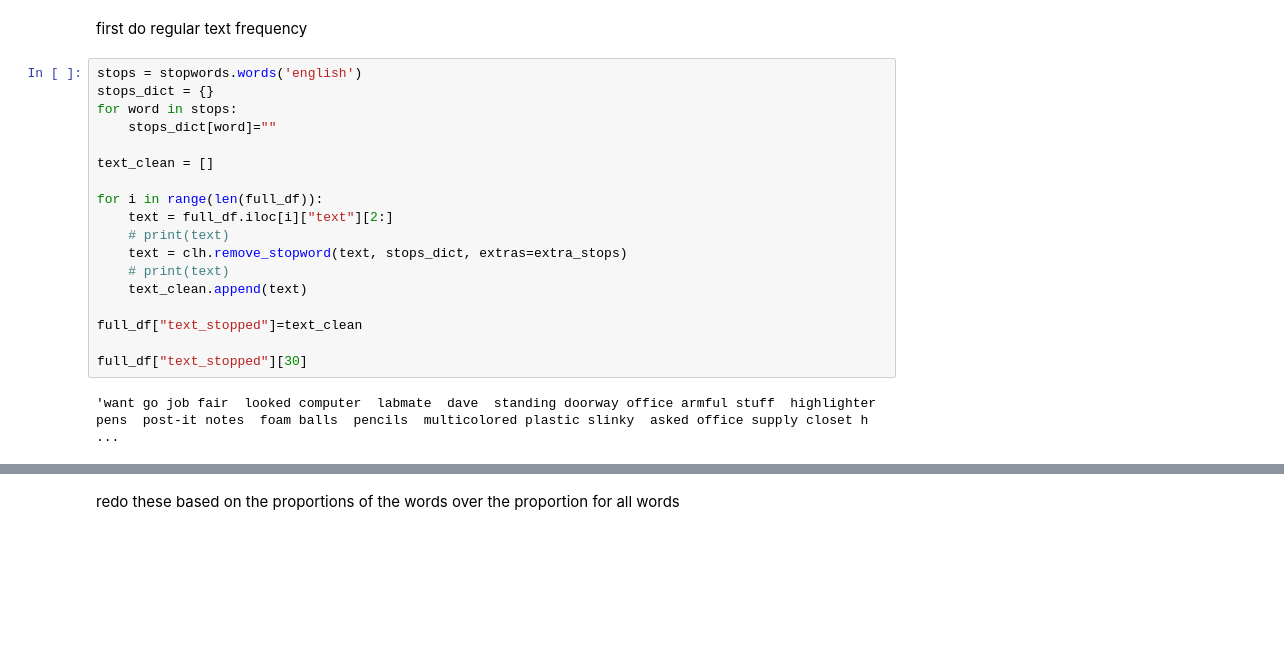
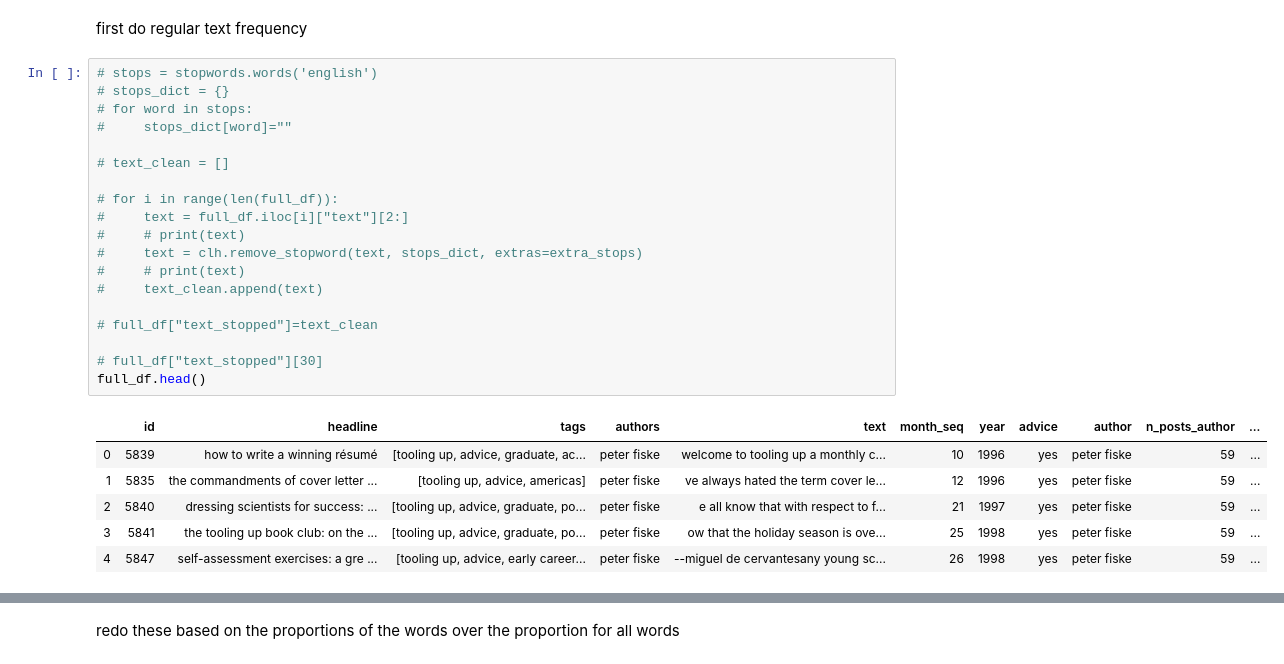
Before and after one commit to crboothb/sciencemag-careers-analysis, a Jupyter notebook: scripts/frequency.ipynb, the cells around one changed output, grey strips where cells are left out. Drawn from its saved outputs; the diff is of its cells as text; blank space fills up the shorter version.

```diff
--- a/scripts/frequency.ipynb
+++ b/scripts/frequency.ipynb
@@ -117,23 +102,29 @@ full_df["text"]=text_clean
 # %% [markdown]
 first do regular text frequency
 # %%
-stops = stopwords.words('english')
-stops_dict = {}
-for word in stops:
-    stops_dict[word]=""
+# stops = stopwords.words('english')
+# stops_dict = {}
+# for word in stops:
+#     stops_dict[word]=""
 
-text_clean = []
+# text_clean = []
 
-for i in range(len(full_df)):
-    text = full_df.iloc[i]["text"][2:]
-    # print(text)
-    text = clh.remove_stopword(text, stops_dict, extras=extra_stops)
-    # print(text)
-    text_clean.append(text)
+# for i in range(len(full_df)):
+#     text = full_df.iloc[i]["text"][2:]
+#     # print(text)
+#     text = clh.remove_stopword(text, stops_dict, extras=extra_stops)
+#     # print(text)
+#     text_clean.append(text)
 
-full_df["text_stopped"]=text_clean
+# full_df["text_stopped"]=text_clean
 
-full_df["text_stopped"][30]
+# full_df["text_stopped"][30]
+full_df.head()
 # %% [output]
-'want go job fair  looked computer  labmate  dave  standing doorway office armful stuff  highlighter pens  post-it notes  foam balls  pencils  multicolored plastic slinky  asked office supply closet h ...
+|  | id | headline | tags | authors | text | month_seq | year | advice | author | n_posts_author | ... |
+| 0 | 5839 | how to write a winning résumé | [tooling up, advice, graduate, ac... | peter fiske | welcome to tooling up a monthly c... | 10 | 1996 | yes | peter fiske | 59 | ... |
+| 1 | 5835 | the commandments of cover letter ... | [tooling up, advice, americas] | peter fiske | ve always hated the term cover le... | 12 | 1996 | yes | peter fiske | 59 | ... |
+| 2 | 5840 | dressing scientists for success: ... | [tooling up, advice, graduate, po... | peter fiske | e all know that with respect to f... | 21 | 1997 | yes | peter fiske | 59 | ... |
+| 3 | 5841 | the tooling up book club: on the ... | [tooling up, advice, graduate, po... | peter fiske | ow that the holiday season is ove... | 25 | 1998 | yes | peter fiske | 59 | ... |
+| 4 | 5847 | self-assessment exercises: a gre ... | [tooling up, advice, early career... | peter fiske | --miguel de cervantesany young sc... | 26 | 1998 | yes | peter fiske | 59 | ... |
 # %%
```
Also changed, not shown: parts of 17 cells of this notebook.
